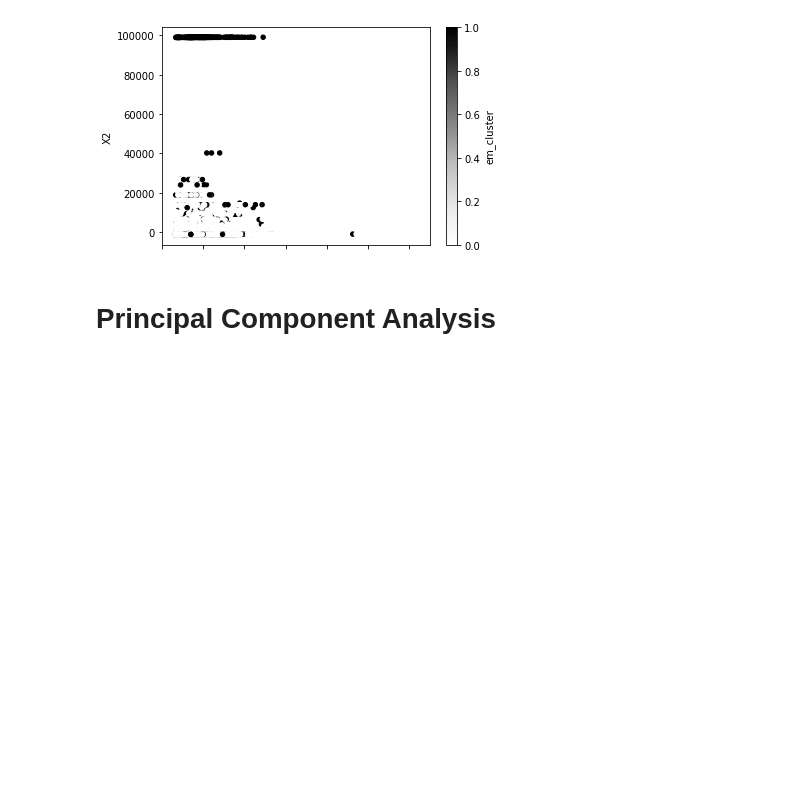
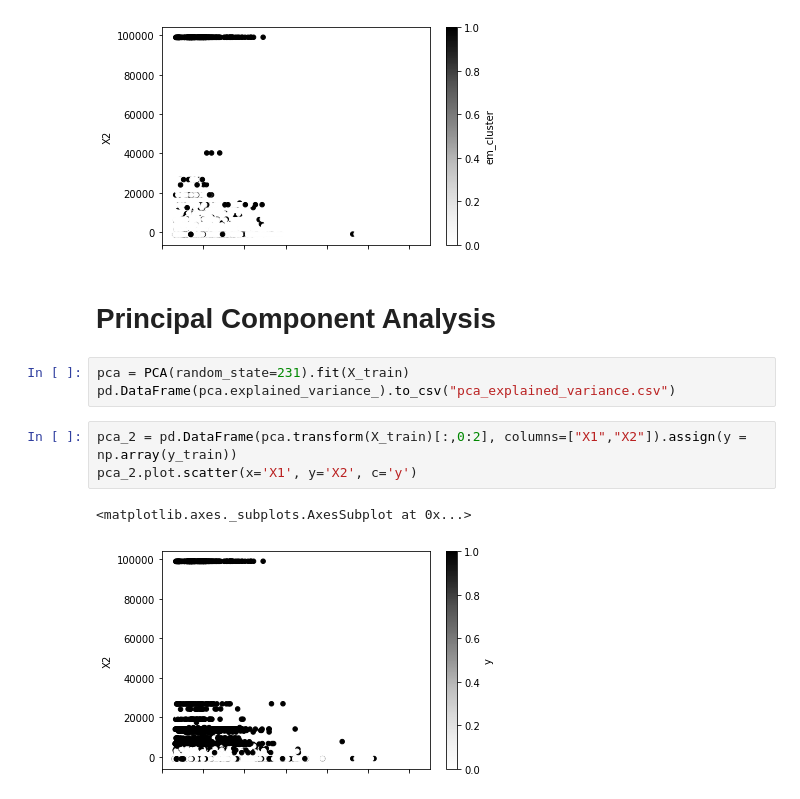
Before and after one commit to JonMcEntee/gatech, a Jupyter notebook: assignment_3/unsupervised_learning.ipynb, the cells around one changed output. Drawn from its saved outputs; the diff is of its cells as text; blank space fills up the shorter version.

```diff
--- a/assignment_3/unsupervised_learning.ipynb
+++ b/assignment_3/unsupervised_learning.ipynb
@@ -243,3 +245,12 @@ X_tsne.plot.scatter(x='X1', y='X2', c="em_cluster")
 [figure]
 # %% [markdown]
 # Principal Component Analysis
+# %%
+pca = PCA(random_state=231).fit(X_train)
+pd.DataFrame(pca.explained_variance_).to_csv("pca_explained_variance.csv")
+# %%
+pca_2 = pd.DataFrame(pca.transform(X_train)[:,0:2], columns=["X1","X2"]).assign(y = np.array(y_train))
+pca_2.plot.scatter(x='X1', y='X2', c='y')
+# %% [output]
+<matplotlib.axes._subplots.AxesSubplot at 0x...>
+[figure, added]
```
Also changed, not shown: parts of 1 cell of this notebook.
